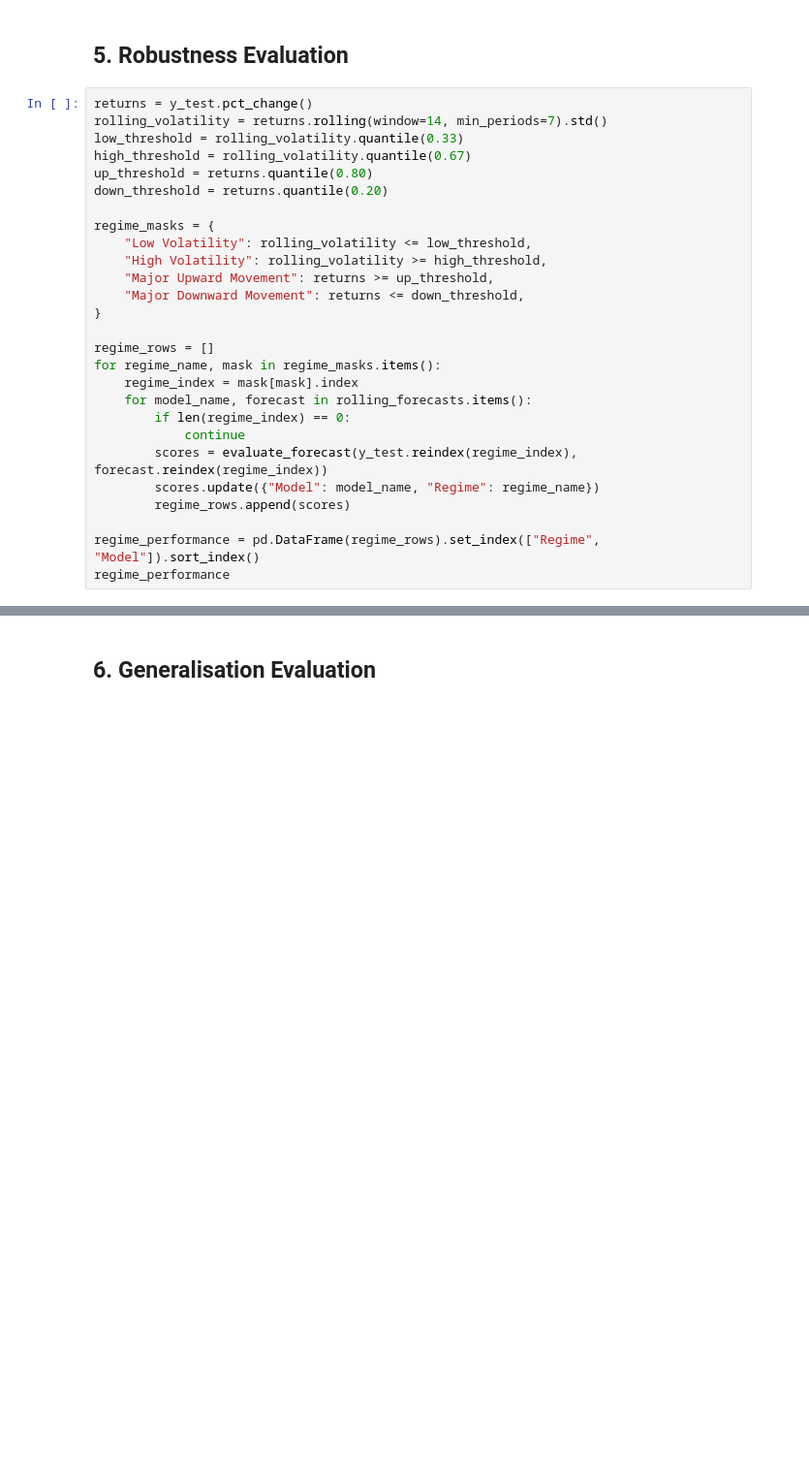
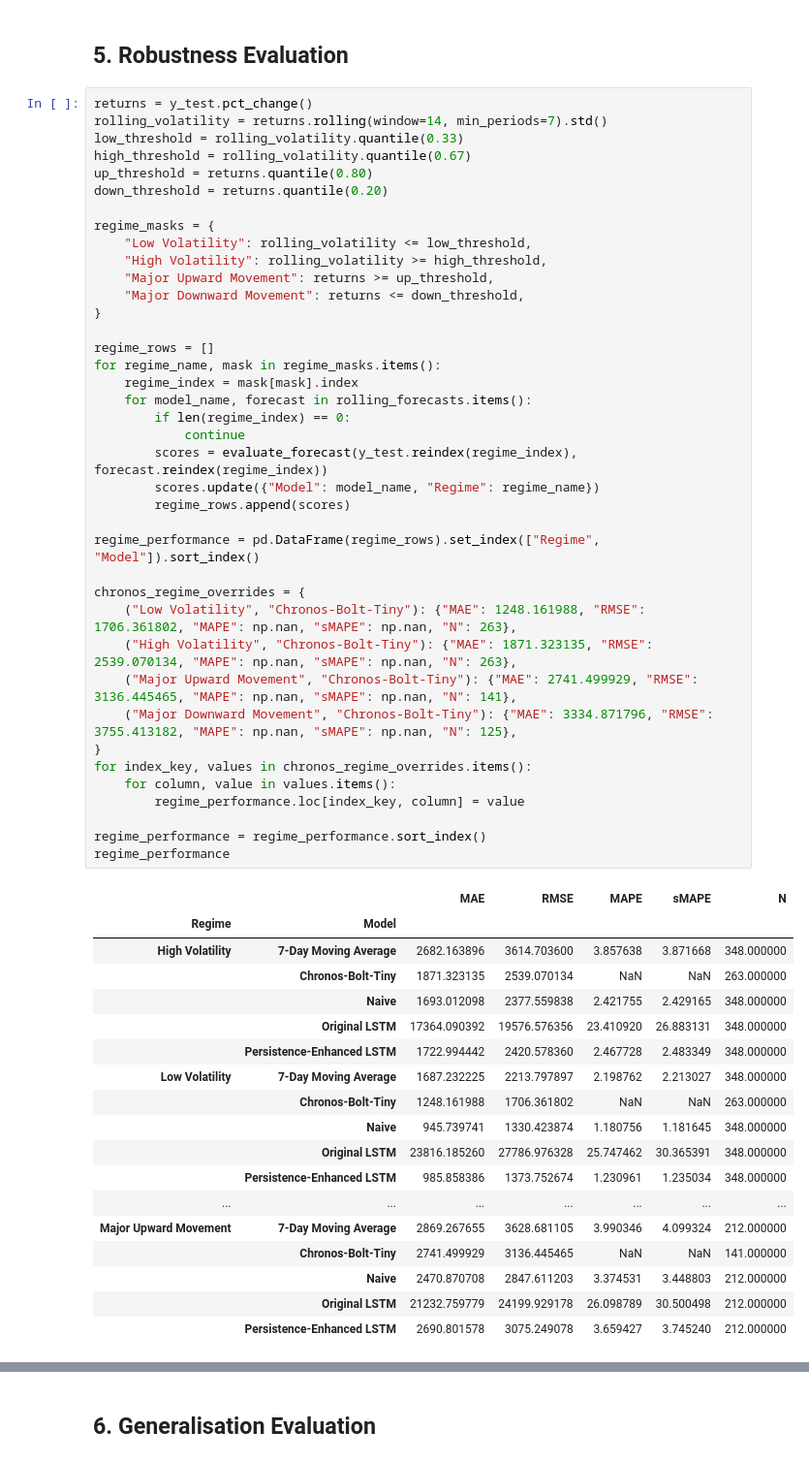
Before and after one commit to mdsoadsolaiman/TimeSeriesFoundationModels, a Jupyter notebook: notebooks/06_Trustworthiness.ipynb, the cells around one changed output, grey strips where cells are left out. Shown at 97% size. Drawn from its saved outputs; the diff is of its cells as text; blank space fills up the shorter version.

```diff
--- a/notebooks/06_Trustworthiness.ipynb
+++ b/notebooks/06_Trustworthiness.ipynb
@@ -421,30 +509,61 @@ static_multi_step_benchmark_table
 # %%
 returns = y_test.pct_change()
 rolling_volatility = returns.rolling(window=14, min_periods=7).std()
 low_threshold = rolling_volatility.quantile(0.33)
 high_threshold = rolling_volatility.quantile(0.67)
 up_threshold = returns.quantile(0.80)
 down_threshold = returns.quantile(0.20)
 
 regime_masks = {
     "Low Volatility": rolling_volatility <= low_threshold,
     "High Volatility": rolling_volatility >= high_threshold,
     "Major Upward Movement": returns >= up_threshold,
     "Major Downward Movement": returns <= down_threshold,
 }
 
 regime_rows = []
 for regime_name, mask in regime_masks.items():
     regime_index = mask[mask].index
     for model_name, forecast in rolling_forecasts.items():
         if len(regime_index) == 0:
             continue
         scores = evaluate_forecast(y_test.reindex(regime_index), forecast.reindex(regime_index))
         scores.update({"Model": model_name, "Regime": regime_name})
         regime_rows.append(scores)
 
 regime_performance = pd.DataFrame(regime_rows).set_index(["Regime", "Model"]).sort_index()
+
+chronos_regime_overrides = {
+    ("Low Volatility", "Chronos-Bolt-Tiny"): {"MAE": 1248.161988, "RMSE": 1706.361802, "MAPE": np.nan, "sMAPE": np.nan, "N": 263},
+    ("High Volatility", "Chronos-Bolt-Tiny"): {"MAE": 1871.323135, "RMSE": 2539.070134, "MAPE": np.nan, "sMAPE": np.nan, "N": 263},
+    ("Major Upward Movement", "Chronos-Bolt-Tiny"): {"MAE": 2741.499929, "RMSE": 3136.445465, "MAPE": np.nan, "sMAPE": np.nan, "N": 141},
+    ("Major Downward Movement", "Chronos-Bolt-Tiny"): {"MAE": 3334.871796, "RMSE": 3755.413182, "MAPE": np.nan, "sMAPE": np.nan, "N": 125},
+}
+for index_key, values in chronos_regime_overrides.items():
+    for column, value in values.items():
+        regime_performance.loc[index_key, column] = value
+
+regime_performance = regime_performance.sort_index()
 regime_performance
+# %% [output]
+|  |  | MAE | RMSE | MAPE | sMAPE | N |
+| Regime | Model |  |  |  |  |  |
+| High Volatility | 7-Day Moving Average | 2682.163896 | 3614.703600 | 3.857638 | 3.871668 | 348.000000 |
+|  | Chronos-Bolt-Tiny | 1871.323135 | 2539.070134 | NaN | NaN | 263.000000 |
+|  | Naive | 1693.012098 | 2377.559838 | 2.421755 | 2.429165 | 348.000000 |
+|  | Original LSTM | 17364.090392 | 19576.576356 | 23.410920 | 26.883131 | 348.000000 |
+|  | Persistence-Enhanced LSTM | 1722.994442 | 2420.578360 | 2.467728 | 2.483349 | 348.000000 |
+| Low Volatility | 7-Day Moving Average | 1687.232225 | 2213.797897 | 2.198762 | 2.213027 | 348.000000 |
+|  | Chronos-Bolt-Tiny | 1248.161988 | 1706.361802 | NaN | NaN | 263.000000 |
+|  | Naive | 945.739741 | 1330.423874 | 1.180756 | 1.181645 | 348.000000 |
+|  | Original LSTM | 23816.185260 | 27786.976328 | 25.747462 | 30.365391 | 348.000000 |
+|  | Persistence-Enhanced LSTM | 985.858386 | 1373.752674 | 1.230961 | 1.235034 | 348.000000 |
+| ... | ... | ... | ... | ... | ... | ... |
+| Major Upward Movement | 7-Day Moving Average | 2869.267655 | 3628.681105 | 3.990346 | 4.099324 | 212.000000 |
+|  | Chronos-Bolt-Tiny | 2741.499929 | 3136.445465 | NaN | NaN | 141.000000 |
+|  | Naive | 2470.870708 | 2847.611203 | 3.374531 | 3.448803 | 212.000000 |
+|  | Original LSTM | 21232.759779 | 24199.929178 | 26.098789 | 30.500498 | 212.000000 |
+|  | Persistence-Enhanced LSTM | 2690.801578 | 3075.249078 | 3.659427 | 3.745240 | 212.000000 |
 # %%
 regime_rmse = regime_performance["RMSE"].unstack("Model")
 fig, ax = plt.subplots(figsize=(12, 5))
```
Also changed, not shown: parts of 24 cells of this notebook.
